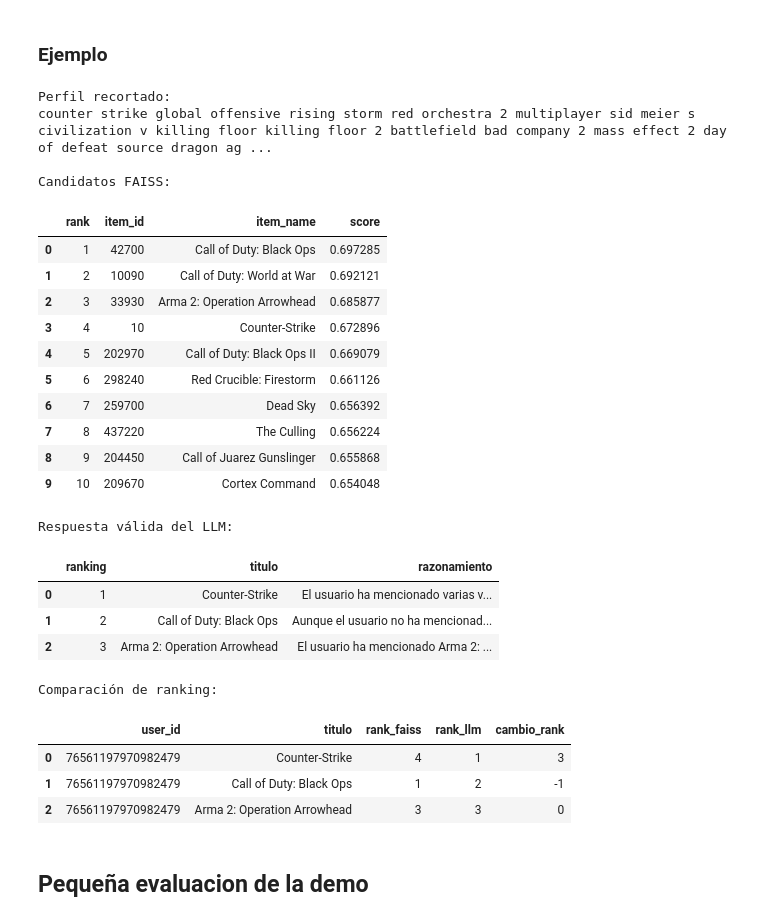
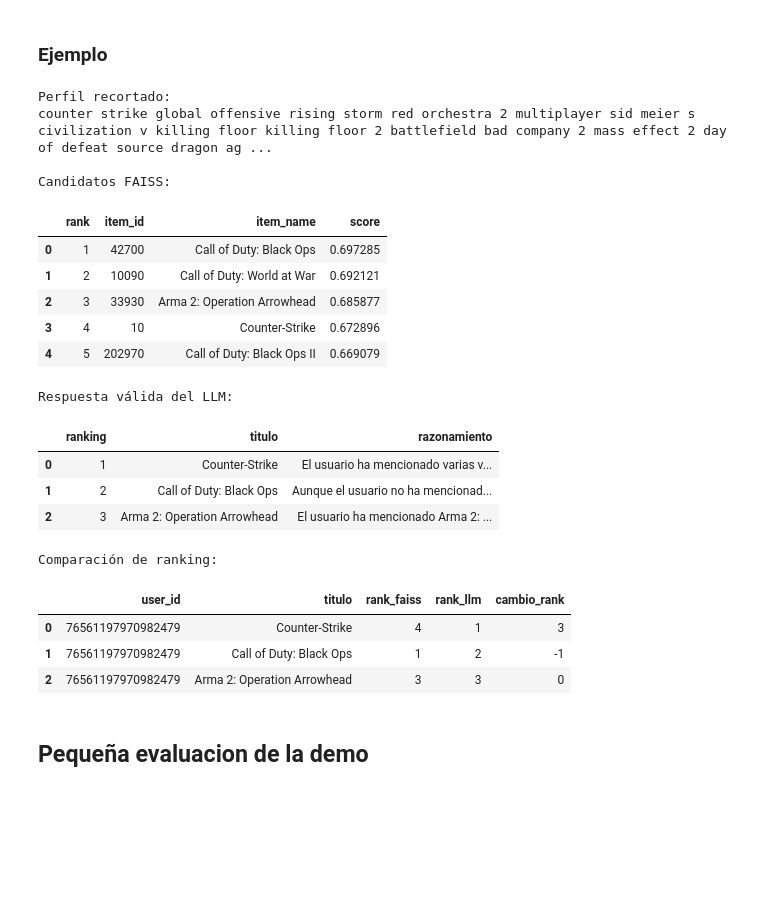
Before and after one commit to Wistry/steam-rag-recommender, a Jupyter notebook: notebooks/03_sesion3_rag_evaluacion.ipynb, the cells around one changed output. Cells and saved outputs as stored; diff of their text form; code cells hidden in the pictures; blank space fills up the shorter version.

```diff
--- a/notebooks/03_sesion3_rag_evaluacion.ipynb
+++ b/notebooks/03_sesion3_rag_evaluacion.ipynb
@@ -365,39 +365,34 @@ Resultados guardados en:
 # %%
 if rag_outputs:
     example_output = rag_outputs[0]
     example_user_id = example_output["user_id"]
     example_profile = user_profiles_df[user_profiles_df["user_id"].astype(str) == str(example_user_id)].iloc[0]
-    example_candidates = get_user_candidates(example_user_id, retrieval_results, top_n=10)
+    example_candidates = get_user_candidates(example_user_id, retrieval_results, top_n=5)
 
     print("Perfil recortado:")
     print(str(example_profile["profile_text"])[:2500])
 
     print("\nCandidatos FAISS:")
     display(example_candidates)
 
     print("Respuesta válida del LLM:")
     display(pd.DataFrame(example_output["valid_response"]))
 
     print("Comparación de ranking:")
     display(ranking_comparisons_df[ranking_comparisons_df["user_id"].astype(str) == str(example_user_id)])
 else:
     print("No hay salidas RAG para mostrar.")
 # %% [output]
 Perfil recortado:
 counter strike global offensive rising storm red orchestra 2 multiplayer sid meier s civilization v killing floor killing floor 2 battlefield bad company 2 mass effect 2 day of defeat source dragon ag ...
 
 Candidatos FAISS:
 |  | rank | item_id | item_name | score |
 | 0 | 1 | 42700 | Call of Duty: Black Ops | 0.697285 |
 | 1 | 2 | 10090 | Call of Duty: World at War | 0.692121 |
 | 2 | 3 | 33930 | Arma 2: Operation Arrowhead | 0.685877 |
 | 3 | 4 | 10 | Counter-Strike | 0.672896 |
 | 4 | 5 | 202970 | Call of Duty: Black Ops II | 0.669079 |
-| 5 | 6 | 298240 | Red Crucible: Firestorm | 0.661126 |
-| 6 | 7 | 259700 | Dead Sky | 0.656392 |
-| 7 | 8 | 437220 | The Culling | 0.656224 |
-| 8 | 9 | 204450 | Call of Juarez Gunslinger | 0.655868 |
-| 9 | 10 | 209670 | Cortex Command | 0.654048 |
 Respuesta válida del LLM:
 |  | ranking | titulo | razonamiento |
 | 0 | 1 | Counter-Strike | El usuario ha mencionado varias v... |
```
Also changed, not shown: 3 other files.
